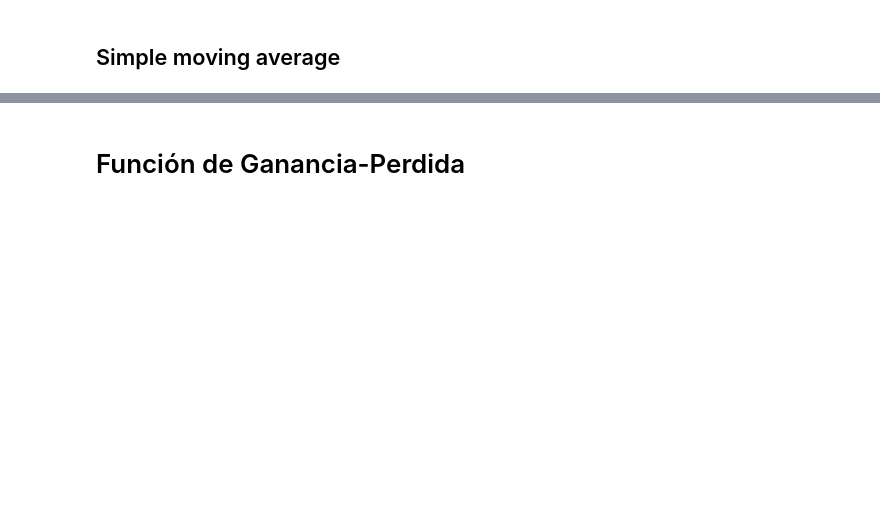
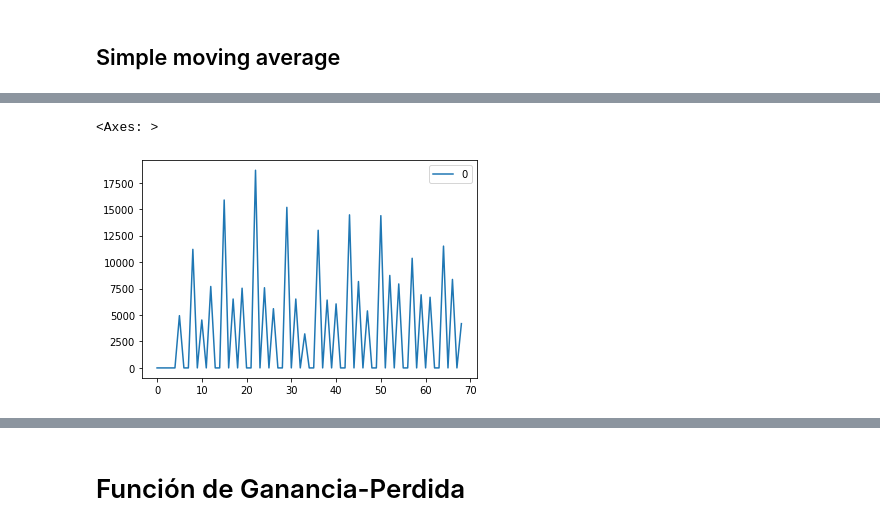
Before and after one commit to PedroAdair/PronosticoVentas, a Jupyter notebook: Retail_Problem.ipynb, the cells around one changed output, grey strips where cells are left out. Cells and saved outputs as stored; diff of their text form; code cells hidden in the pictures; blank space fills up the shorter version.

```diff
--- a/Retail_Problem.ipynb
+++ b/Retail_Problem.ipynb
@@ -368,6 +372,5 @@ pd.DataFrame(M).plot()
 # %% [markdown]
 ## Simple moving average
 # %%
-m_a = retail.T.rolling(window = 2,axis=1).mean()
-inv_ideal = pd.DataFrame(np.array(m_a.iloc[:,1:].values, dtype='int'))
-inventario = pd.concat([pd.DataFrame([art,loc]).T, inv_ideal], axis=1)
+m_a = retail.T.rolling(window = 2,axis=1).mean().iloc[:,1:]
+inventario = Pedido(m_a) #pd.concat([pd.DataFrame([art,loc]).T, inv_ideal], axis=1)
@@ -373,0 +397,5 @@ inventario = pd.concat([pd.DataFrame([art,loc]).T, inv_ideal], axis=1)
+# %%
+pd.DataFrame(np.diff(M)).plot()
+# %% [output]
+<Axes: >
+[figure, added]
```
Also changed, not shown: parts of 27 cells of this notebook.
